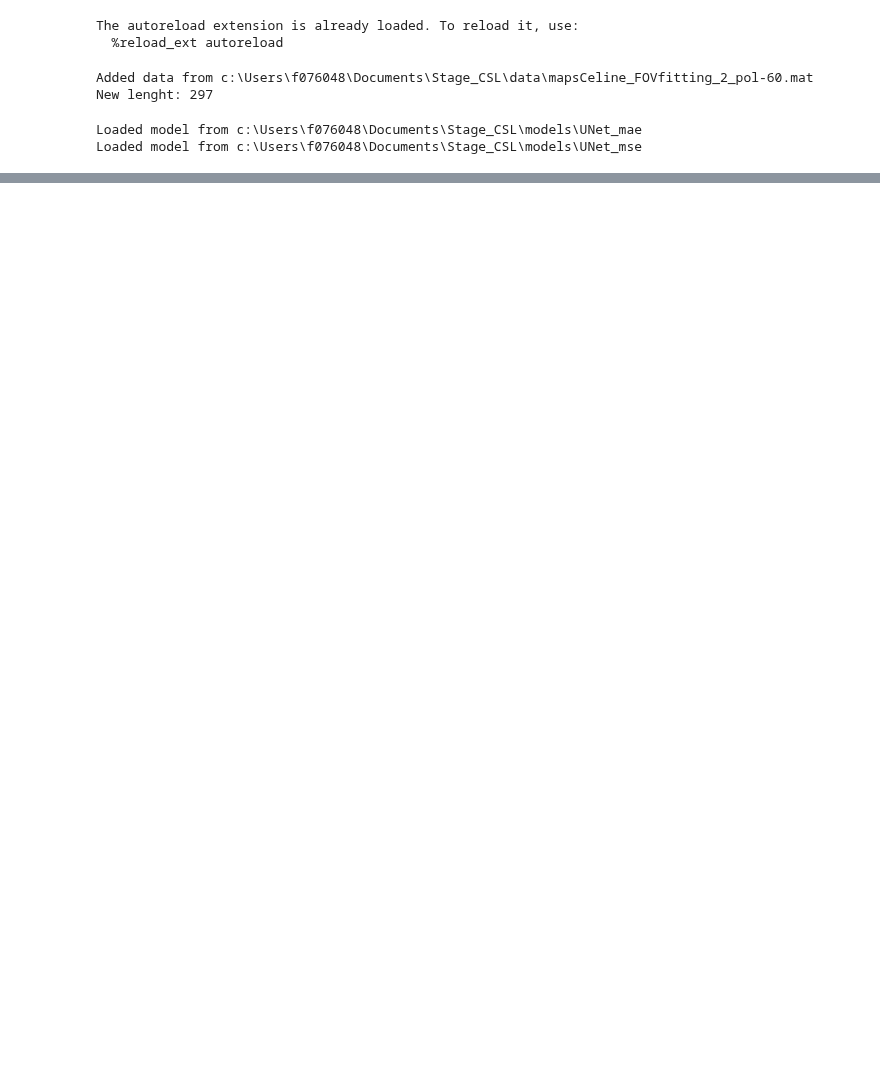
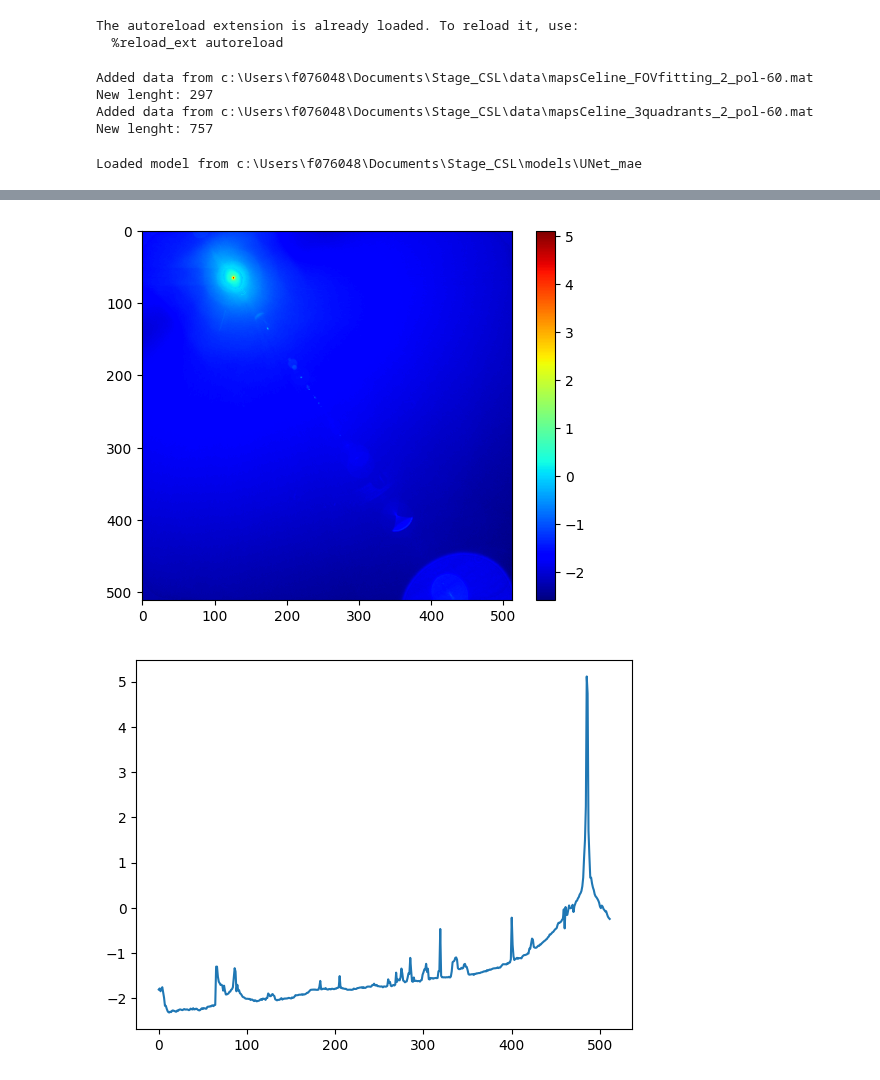
Before and after one commit to m7415/deep_learning_3MI, a Jupyter notebook: useCase.ipynb, the cells around one changed output, grey strips where cells are left out. Drawn from its saved outputs; the diff is of its cells as text; code cells hidden in the pictures; blank space fills up the shorter version.

```diff
--- a/useCase.ipynb
+++ b/useCase.ipynb
@@ -72,11 +72,13 @@ paths = {
     '3quadrants9a' : os.path.join(data_dir, 'mapsCeline_3quadrants_9a_polNP.mat')
 }
 # %%
-calibration_maps = [paths['FOVfiting2']]
-dataset = Dataset(calibration_maps, save_maps=True)
+calibration_maps = [paths['FOVfiting2'], paths['3quadrants2']]
+dataset = Dataset(calibration_maps)
 # %% [output]
 Added data from c:\Users\f076048\Documents\Stage_CSL\data\mapsCeline_FOVfitting_2_pol-60.mat
 New lenght: 297
+Added data from c:\Users\f076048\Documents\Stage_CSL\data\mapsCeline_3quadrants_2_pol-60.mat
+New lenght: 757
 # %%
 dataset.preprocess_data()
 dataset.crop_data(128)
@@ -91,14 +93,14 @@ if 'google.colab' in sys.modules:
 else:
     model_path = os.path.join(root_dir, 'models', model)
 model_path_mae = model_path + '_mae'
-unet_mae = UNet(model_path=model_path_mae)
-model_path_mse = model_path + '_mse'
-unet_mse = UNet(model_path=model_path_mse)
+unet = UNet(model_path=model_path_mae)
 # %% [output]
 Loaded model from c:\Users\f076048\Documents\Stage_CSL\models\UNet_mae
-Loaded model from c:\Users\f076048\Documents\Stage_CSL\models\UNet_mse
 # %%
 ind = random.randint(0, len(X)-1)
 pred = unet.model.predict(X[ind:ind+1])[0, :, :, 0]
 embeded = dataset.embed_map(pred, ind)
-plot_radial_profile([embeded], azimut[ind])
+#embeded = dataset.rev_preprocess(embeded, ind)
+plot_map(np.log10(embeded))
+plot_radial_profile([np.log10(embeded)], azimut[ind])
+# %% [output]
@@ -105,3 +108,5 @@ plot_radial_profile([embeded], azimut[ind])
+[figure, added]
+[figure, added]
 # %%
 # compute stray light and plot stray light as a function of the x and y coordinates
 sl_list = []
```
Also changed, not shown: parts of 5 cells of this notebook, 2 other files.
